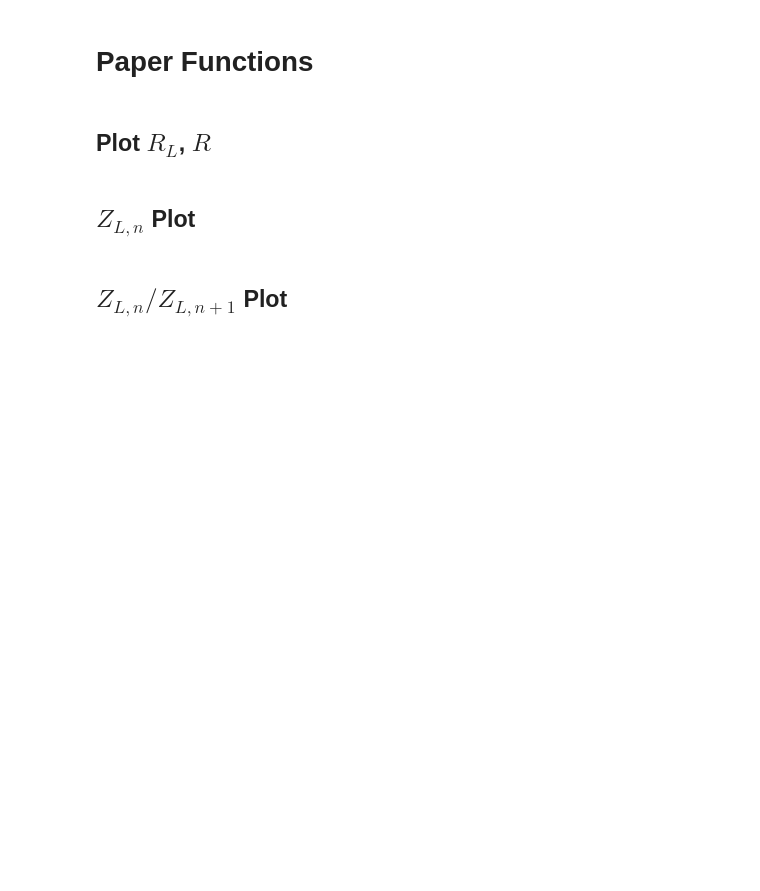
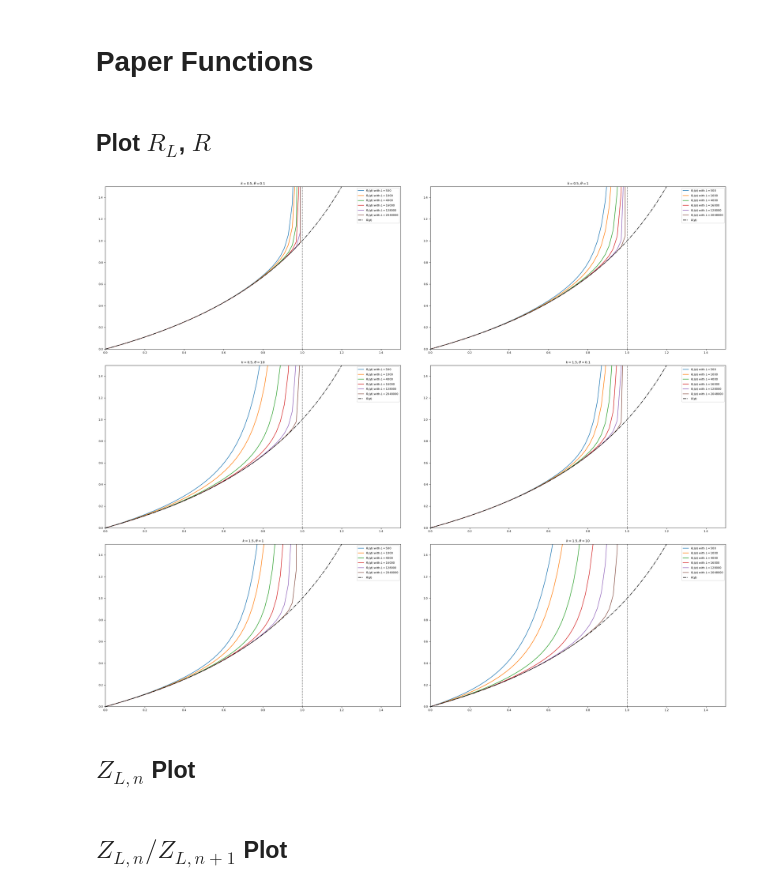
Before and after one commit to AnyAvailableUsername/ZRP-Simulation-and-Data-Evaluation, a Jupyter notebook: ZRP visuals.ipynb, the cells around one changed output. Drawn from its saved outputs; the diff is of its cells as text; code cells hidden in the pictures; blank space fills up the shorter version.

```diff
--- a/ZRP visuals.ipynb
+++ b/ZRP visuals.ipynb
@@ -32,7 +35,7 @@ __grey_scale = [ '#9da39a', '#7f8785', '#616b70', '#434f5b',]
 __theme_color_scales = np.array([['#a4a286', '#cac7a5', '#f0ecc4'], ['#5b7fa3', '#709cc9', '#85b9ef']])
 __cherry = '#db2955'
 
-folder_path = "./simulation output/"
+folder_path = "../simulation output/"
 # %% [markdown]
 ### SimulationFile Class
 # %%
@@ -413,37 +421,39 @@ df_Z = df_Z.set_index(['k', 'rho', 'theta', 'L', 'n'])
 ks = [0.5, 1.5]
 thetas = [0.1, 1, 10]
 ksXthetas = list(product(ks, thetas))
 Ls = [500, 1000, 4000, 16000, 16000*8, 16000*8*16]
 
 rnge = 1
 x_min, x_max = 1 - rnge, 1 + rnge
 phi_domain = np.linspace(x_min, x_max, 100)
 cmap = cm.get_cmap('hot')
 
 
 def graphRL(axs, idx):
   axs = axs[0,0]
   (k, theta) = ksXthetas[idx]
   for i, L in enumerate(Ls):
     axs.set_title(f"$k={k}, \\theta={theta}$")
     axs.plot(
       phi_domain,
       R(L, theta, k, phi_domain),
       #[R(L, theta, k, phi) for phi in phi_domain],
       #color=cmap(1-i / len(Ls)),
       label=f"$R_L(\\phi)$ with $L={L}$")
 
   _R_phi = _R(phi_domain) #[_R(phi) for phi in phi_domain]
   axs.plot(phi_domain, _R_phi, color="black", label="$R(\phi)$", linestyle='-.')
   axs.set_xlim(0, 1.5)
   axs.set_ylim(0, 1.5)
   axs.vlines(1, 0, 200, color="gray", linestyle="--")
   axs.legend()
 
-#drawGraphs(
-#  cols=2, rows=3,
-#  col_weights=[1], row_weights=[1],
-#  graph_factory=graphRL)
+drawGraphs(
+  cols=2, rows=3,
+  col_weights=[1], row_weights=[1],
+  graph_factory=graphRL)
+# %% [output]
+[figure, added]
 # %% [markdown]
 ## $Z_{L,n}$ Plot
 # %%
```
Also changed, not shown: parts of 9 cells of this notebook.
